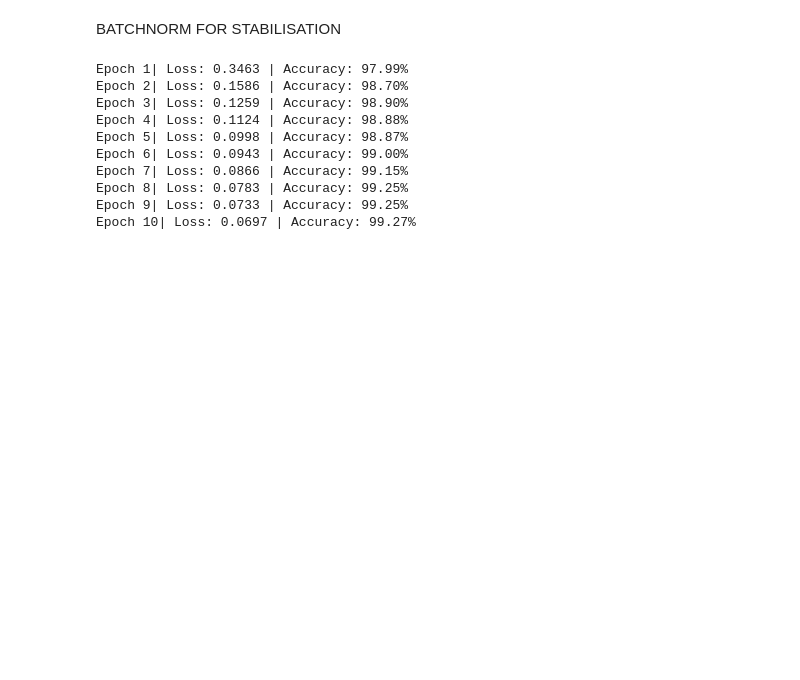
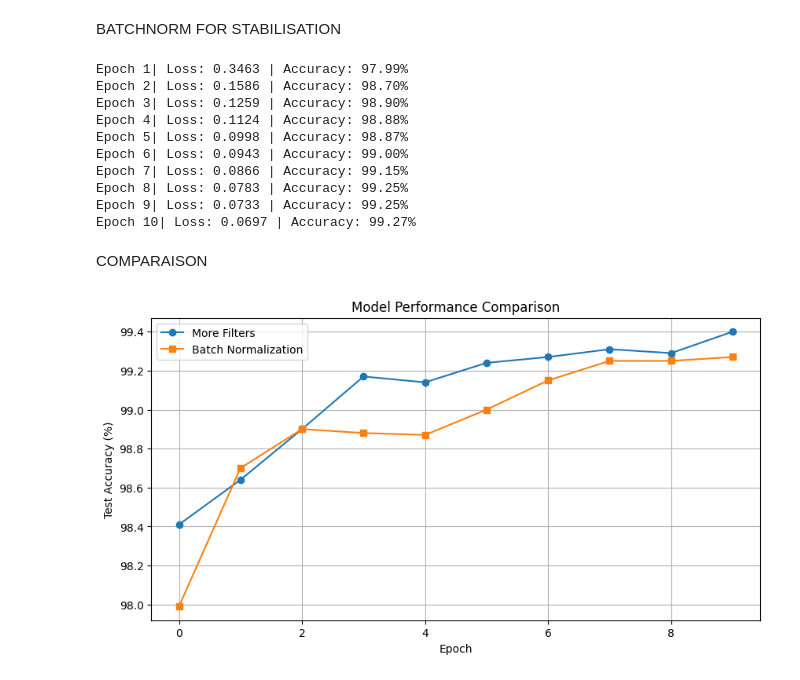
Before and after one commit to benameur21/Handwritten-Digit-Recognition, a Jupyter notebook: notebooks/hand-digit-v0.ipynb, the cells around one changed output. Cells and saved outputs as stored; diff of their text form; code cells hidden in the pictures; blank space fills up the shorter version.

Commit message:
compare performance of three CNN model versions

```diff
--- a/notebooks/hand-digit-v0.ipynb
+++ b/notebooks/hand-digit-v0.ipynb
@@ -402,3 +402,19 @@ Epoch 7| Loss: 0.0866 | Accuracy: 99.15%
 Epoch 8| Loss: 0.0783 | Accuracy: 99.25%
 Epoch 9| Loss: 0.0733 | Accuracy: 99.25%
 Epoch 10| Loss: 0.0697 | Accuracy: 99.27%
+# %% [markdown]
+COMPARAISON
+# %%
+plt.figure(figsize=(10,5))
+
+plt.plot(test_acc2, label='More Filters' , marker='o')
+plt.plot(test_acc3, label='Batch Normalization' , marker='s')
+plt.xlabel('Epoch')
+plt.ylabel('Test Accuracy (%)')
+plt.title('Model Performance Comparison')
+plt.legend()
+plt.grid(True)
+plt.savefig("plots/comparison.png", dpi=300, bbox_inches='tight')
+plt.show()
+# %% [output]
+[figure, added]
```
Also changed, not shown: 1 other file.
